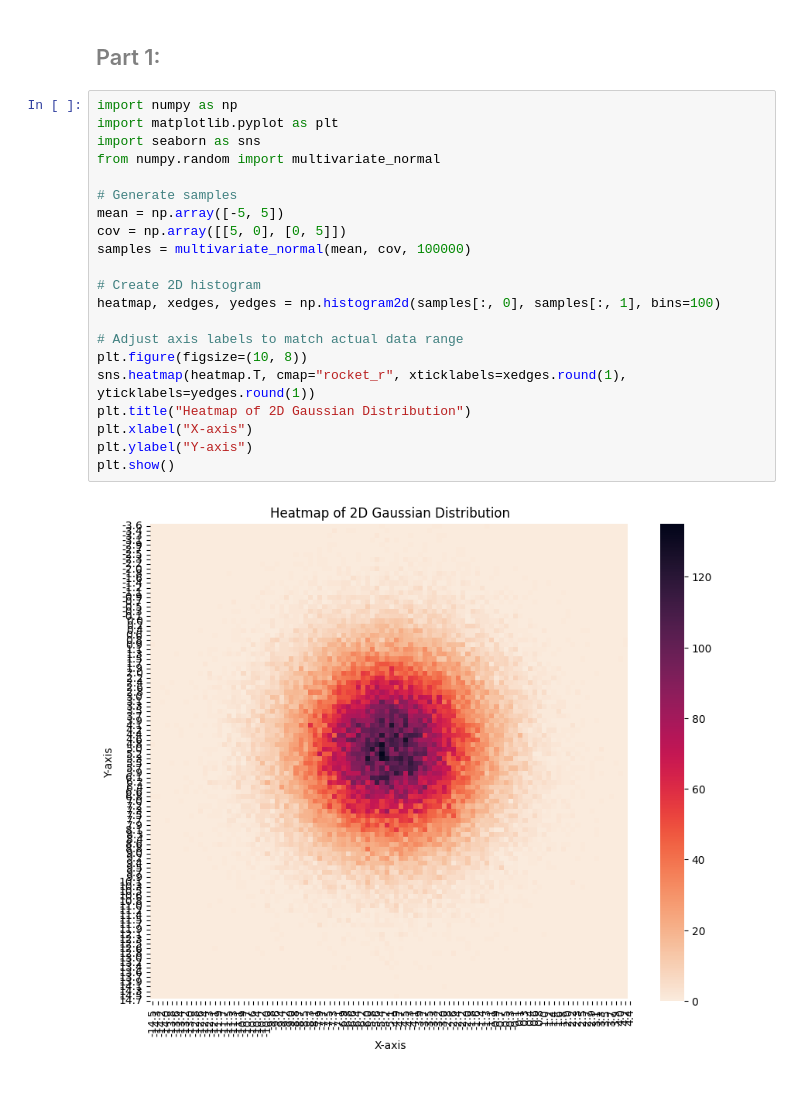
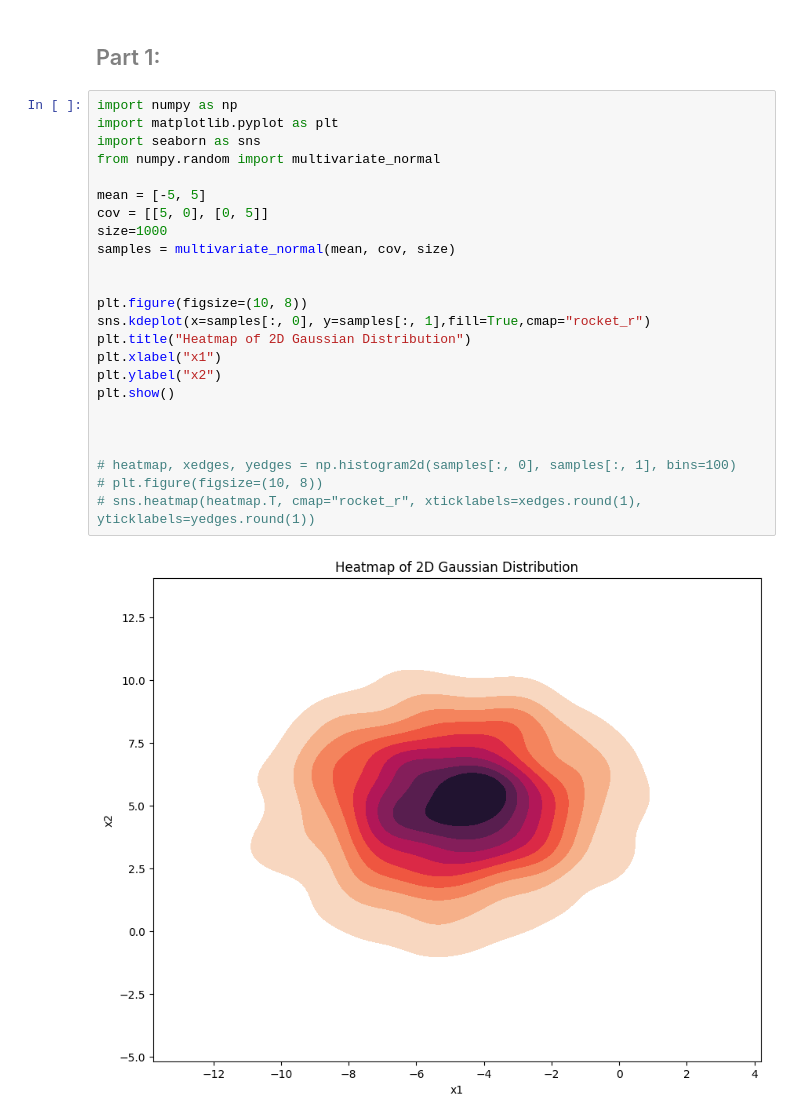
Before and after one commit to erfan-f/Data-Science-Course, a Jupyter notebook: CA1/Q1_mani.ipynb, the cells around one changed output. Drawn from its saved outputs; the diff is of its cells as text; blank space fills up the shorter version.

```diff
--- a/CA1/Q1_mani.ipynb
+++ b/CA1/Q1_mani.ipynb
@@ -15,25 +15,28 @@
 # %%
 import numpy as np
 import matplotlib.pyplot as plt
 import seaborn as sns
 from numpy.random import multivariate_normal
 
-# Generate samples
-mean = np.array([-5, 5])
-cov = np.array([[5, 0], [0, 5]])
-samples = multivariate_normal(mean, cov, 100000)
+mean = [-5, 5]
+cov = [[5, 0], [0, 5]]
+size=1000
+samples = multivariate_normal(mean, cov, size)
 
-# Create 2D histogram
-heatmap, xedges, yedges = np.histogram2d(samples[:, 0], samples[:, 1], bins=100)
 
-# Adjust axis labels to match actual data range
 plt.figure(figsize=(10, 8))
-sns.heatmap(heatmap.T, cmap="rocket_r", xticklabels=xedges.round(1), yticklabels=yedges.round(1))
+sns.kdeplot(x=samples[:, 0], y=samples[:, 1],fill=True,cmap="rocket_r")
 plt.title("Heatmap of 2D Gaussian Distribution")
-plt.xlabel("X-axis")
-plt.ylabel("Y-axis")
+plt.xlabel("x1")
+plt.ylabel("x2")
 plt.show()
+
+
+
+# heatmap, xedges, yedges = np.histogram2d(samples[:, 0], samples[:, 1], bins=100)
+# plt.figure(figsize=(10, 8))
+# sns.heatmap(heatmap.T, cmap="rocket_r", xticklabels=xedges.round(1), yticklabels=yedges.round(1))
 # %% [output]
-[figure, old version]
+[figure, new version]
 # %% [markdown]
 ## <span style="color: #808080;">Part 2:</span>
```
Also changed, not shown: parts of 6 cells of this notebook.
